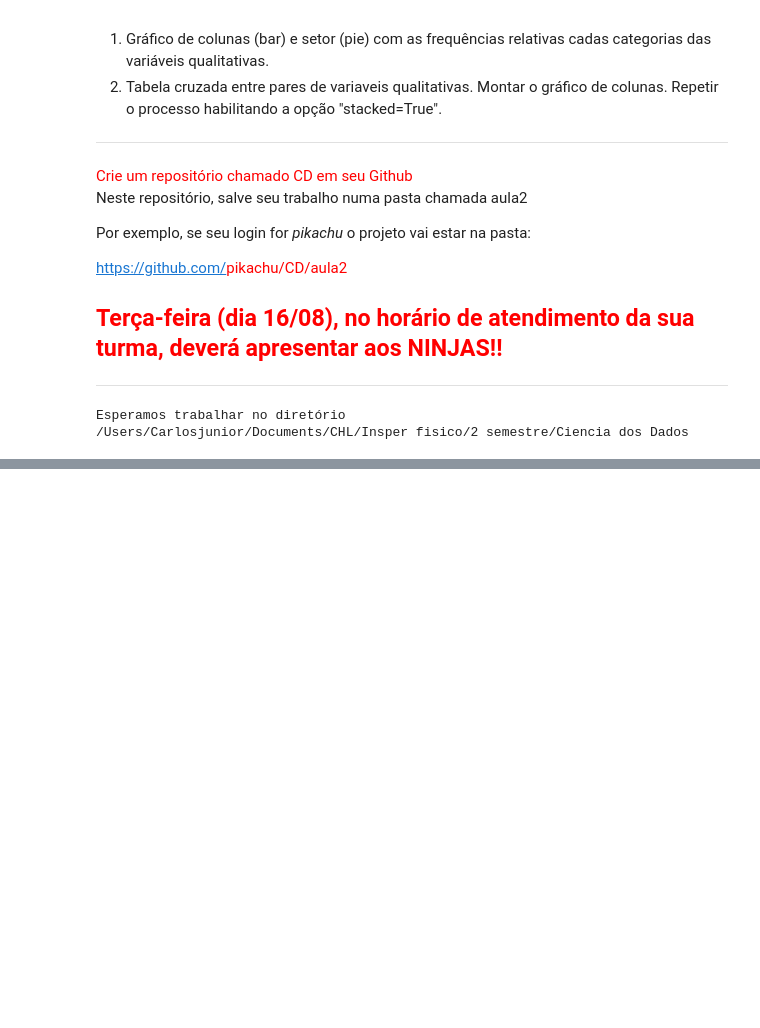
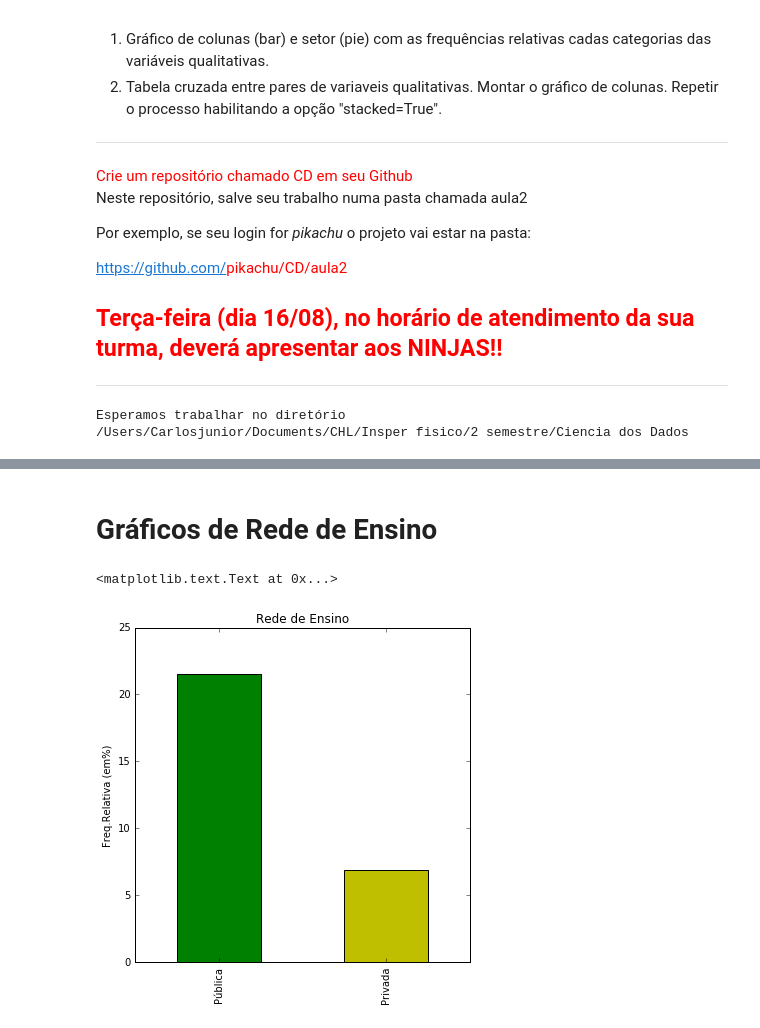
Before and after one commit to carloshljr/CD, a Jupyter notebook: Aula02 Atividade Variáveis Qualitativas com PNAD.ipynb, the cells around one changed output, grey strips where cells are left out. Saved outputs shown, nothing was run; the diff lists cells and outputs as text; code cells hidden in the pictures; blank space fills up the shorter version.

```diff
--- a/Aula02 Atividade Variáveis Qualitativas com PNAD.ipynb
+++ b/Aula02 Atividade Variáveis Qualitativas com PNAD.ipynb
@@ -175,0 +230,8 @@ dados.UF=dados.UF.astype('category')
+# %% [markdown]
+# Gráficos de Rede de Ensino
+# %%
+plot = ut3.plot(kind='bar',title='Rede de Ensino',figsize=(6, 6),color=('g','y'))
+plt.ylabel('Freq.Relativa (em%)')
+# %% [output]
+<matplotlib.text.Text at 0x...>
+[figure, added]
```
Also changed, not shown: parts of 58 cells of this notebook.
